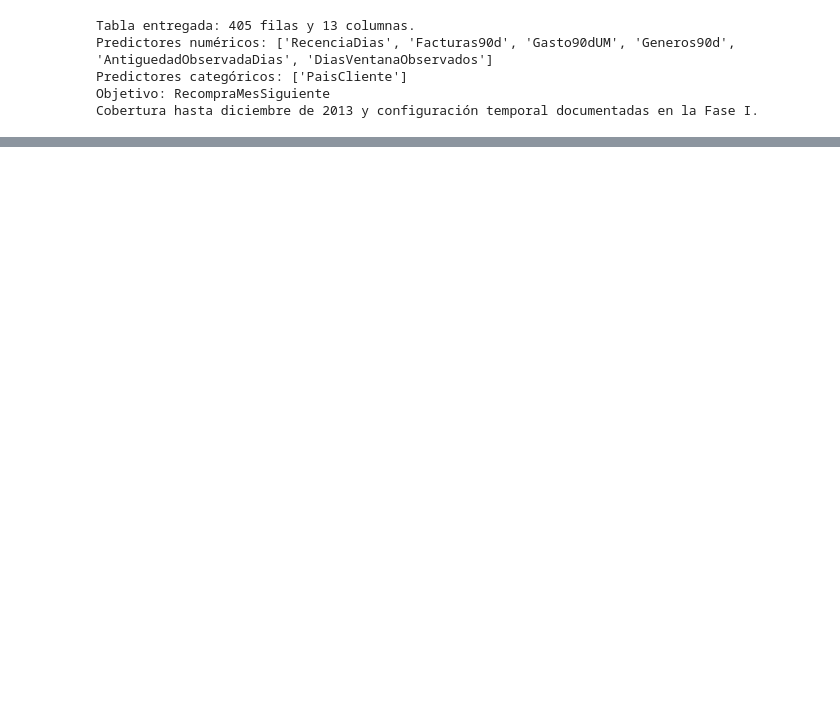
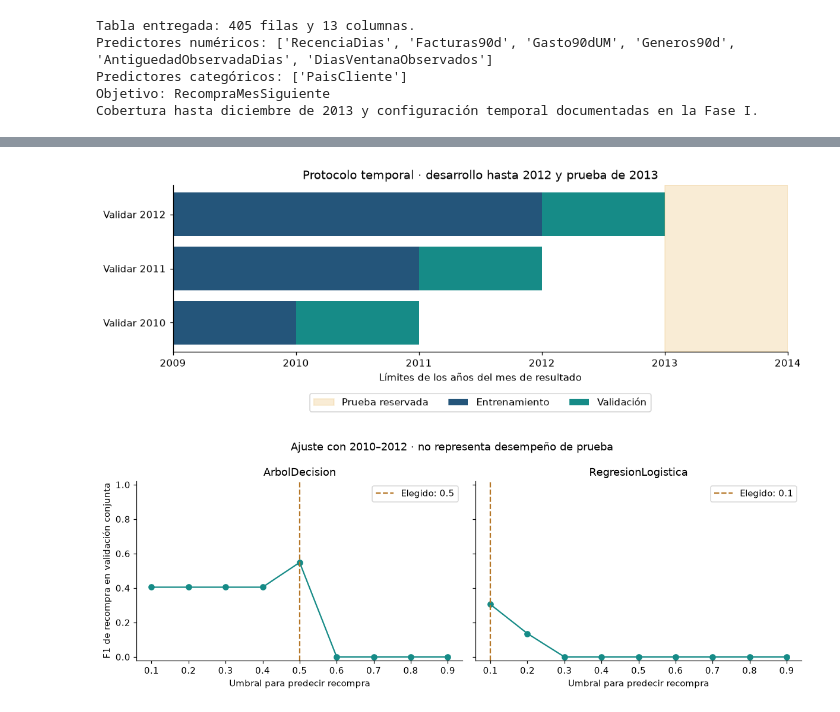
Before and after one commit to Mygyx/Proyecto3-mineria-datos, a Jupyter notebook: notebooks/proyecto_3.ipynb, the cells around one changed output, grey strips where cells are left out. Cells and saved outputs as stored; diff of their text form; code cells hidden in the pictures; blank space fills up the shorter version.

```diff
--- a/notebooks/proyecto_3.ipynb
+++ b/notebooks/proyecto_3.ipynb
@@ -776,0 +1081,33 @@ secciones del mismo notebook.
+# %%
+fig, eje = plt.subplots(figsize=(10, 3.8))
+for fila, (anio, _, _) in enumerate(bloques_temporales):
+    eje.barh(fila, anio - 2009, left=2009, color="#24557A", label="Entrenamiento" if fila == 0 else None)
+    eje.barh(fila, 1, left=anio, color="#168B87", label="Validación" if fila == 0 else None)
+eje.axvspan(2013, 2014, color="#E8B75B", alpha=0.25, label="Prueba reservada")
+eje.set_yticks(range(3), [f"Validar {a}" for a, _, _ in bloques_temporales])
+eje.set_xticks(range(2009, 2015))
+eje.set_xlim(2009, 2014)
+eje.set_xlabel("Límites de los años del mes de resultado")
+eje.set_title("Protocolo temporal · desarrollo hasta 2012 y prueba de 2013")
+eje.legend(loc="upper center", bbox_to_anchor=(0.5, -0.22), ncol=3)
+fig.tight_layout()
+fig.savefig(ruta_figuras / "fase2_particion_temporal.png", bbox_inches="tight")
+plt.show()
+
+fig, ejes = plt.subplots(1, 2, figsize=(11, 4), sharey=True)
+for eje, (_, elegido) in zip(ejes, seleccion_validacion.iterrows()):
+    curva = busqueda_validacion.loc[busqueda_validacion["Candidato"].eq(elegido["Candidato"])].sort_values("Umbral")
+    eje.plot(curva["Umbral"], curva["F1"], marker="o", color="#168B87")
+    eje.axvline(elegido["Umbral"], color="#B57627", linestyle="--", label=f"Elegido: {elegido['Umbral']:.1f}")
+    eje.set_title(elegido["Familia"])
+    eje.set_xlabel("Umbral para predecir recompra")
+    eje.set_ylim(-0.02, 1.02)
+    eje.legend()
+ejes[0].set_ylabel("F1 de recompra en validación conjunta")
+fig.suptitle("Ajuste con 2010–2012 · no representa desempeño de prueba")
+fig.tight_layout()
+fig.savefig(ruta_figuras / "fase2_ajuste_umbrales.png", bbox_inches="tight")
+plt.show()
+# %% [output]
+[figure, added]
+[figure, added]
```
Also changed, not shown: parts of 19 cells of this notebook, 10 other files.
